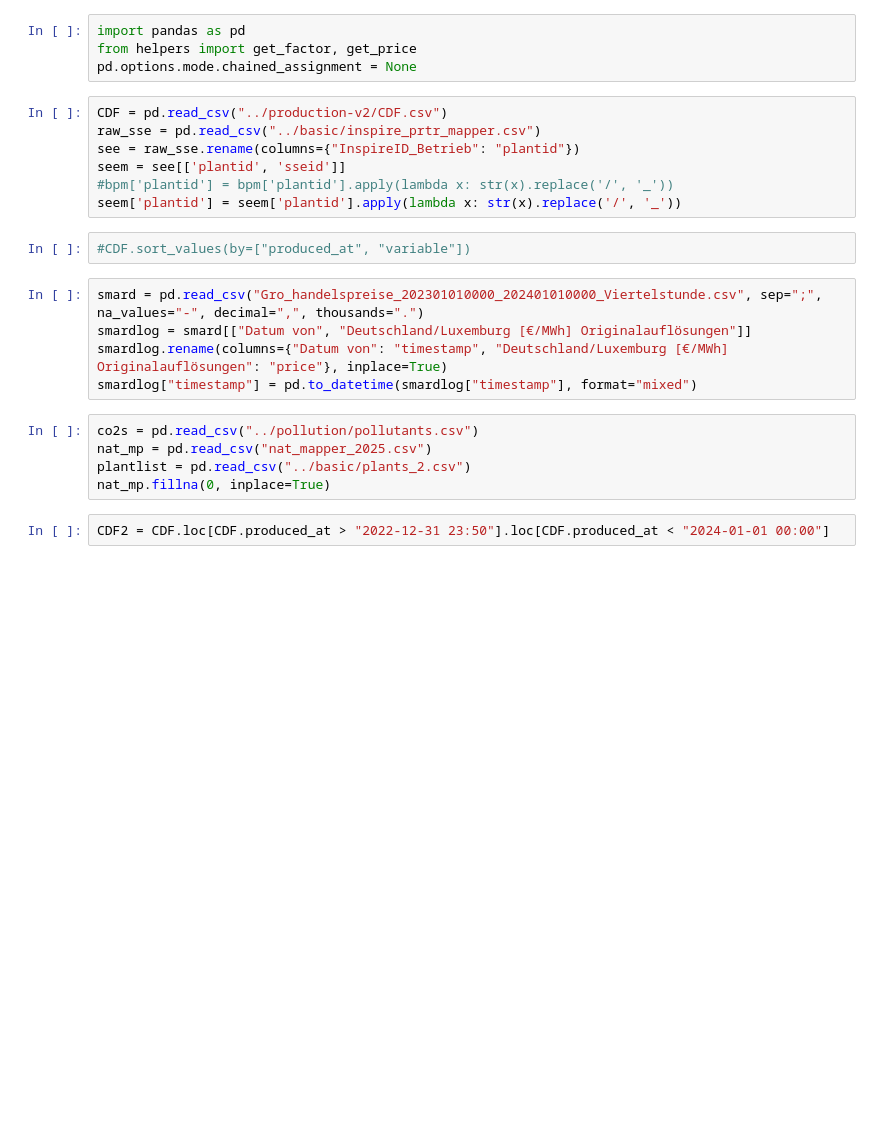
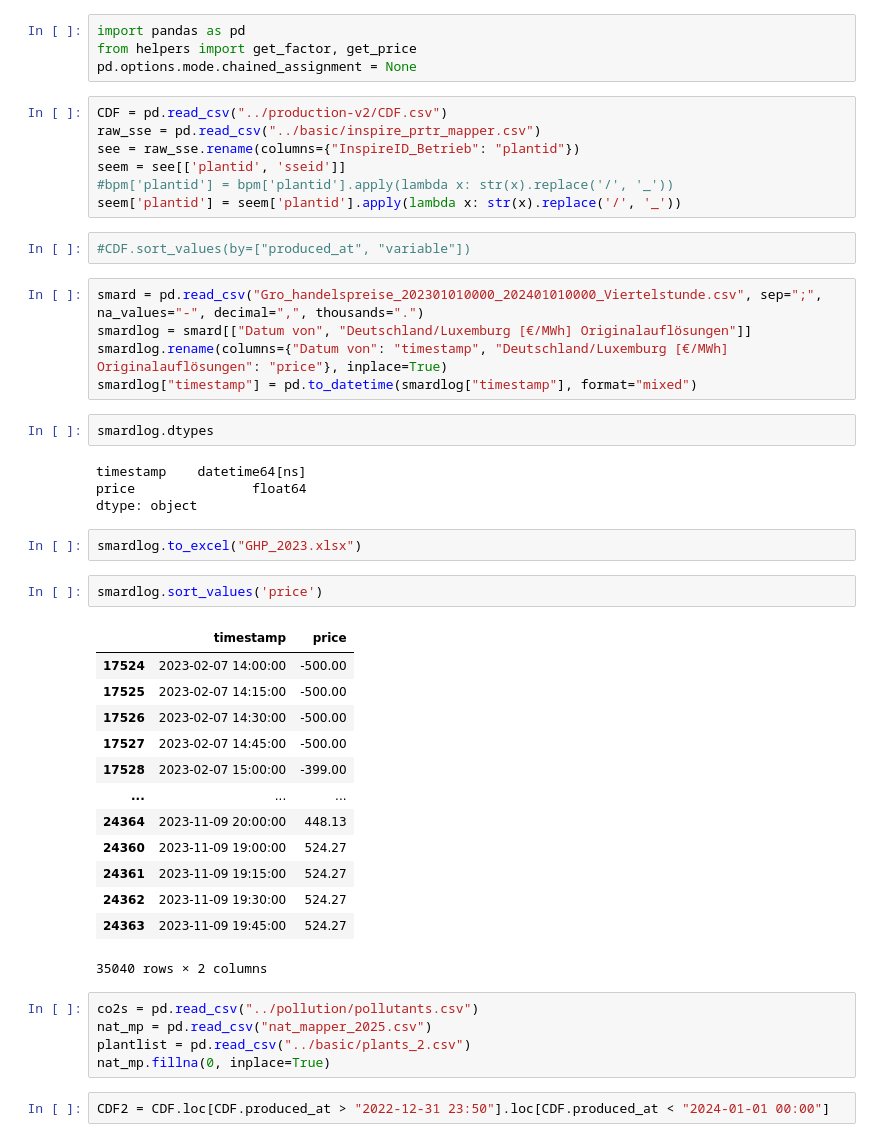
Before and after one commit to sidietz/plantwatch-data, a Jupyter notebook: money/profit_v2-next.ipynb, the cells around one changed output. Cells and saved outputs as stored; diff of their text form; blank space fills up the shorter version.

```diff
--- a/money/profit_v2-next.ipynb
+++ b/money/profit_v2-next.ipynb
@@ -16,6 +16,30 @@ smard = pd.read_csv("Gro_handelspreise_202301010000_202401010000_Viertelstunde.c
 smardlog = smard[["Datum von", "Deutschland/Luxemburg [€/MWh] Originalauflösungen"]]
 smardlog.rename(columns={"Datum von": "timestamp", "Deutschland/Luxemburg [€/MWh] Originalauflösungen": "price"}, inplace=True)
 smardlog["timestamp"] = pd.to_datetime(smardlog["timestamp"], format="mixed")
+# %%
+smardlog.dtypes
+# %% [output]
+timestamp    datetime64[ns]
+price               float64
+dtype: object
+# %%
+smardlog.to_excel("GHP_2023.xlsx")
+# %%
+smardlog.sort_values('price')
+# %% [output]
+|  | timestamp | price |
+| 17524 | 2023-02-07 14:00:00 | -500.00 |
+| 17525 | 2023-02-07 14:15:00 | -500.00 |
+| 17526 | 2023-02-07 14:30:00 | -500.00 |
+| 17527 | 2023-02-07 14:45:00 | -500.00 |
+| 17528 | 2023-02-07 15:00:00 | -399.00 |
+| ... | ... | ... |
+| 24364 | 2023-11-09 20:00:00 | 448.13 |
+| 24360 | 2023-11-09 19:00:00 | 524.27 |
+| 24361 | 2023-11-09 19:15:00 | 524.27 |
+| 24362 | 2023-11-09 19:30:00 | 524.27 |
+| 24363 | 2023-11-09 19:45:00 | 524.27 |
+35040 rows × 2 columns
 # %%
 co2s = pd.read_csv("../pollution/pollutants.csv")
 nat_mp = pd.read_csv("nat_mapper_2025.csv")
```
Also changed, not shown: parts of 15 cells of this notebook, 3 other files.
